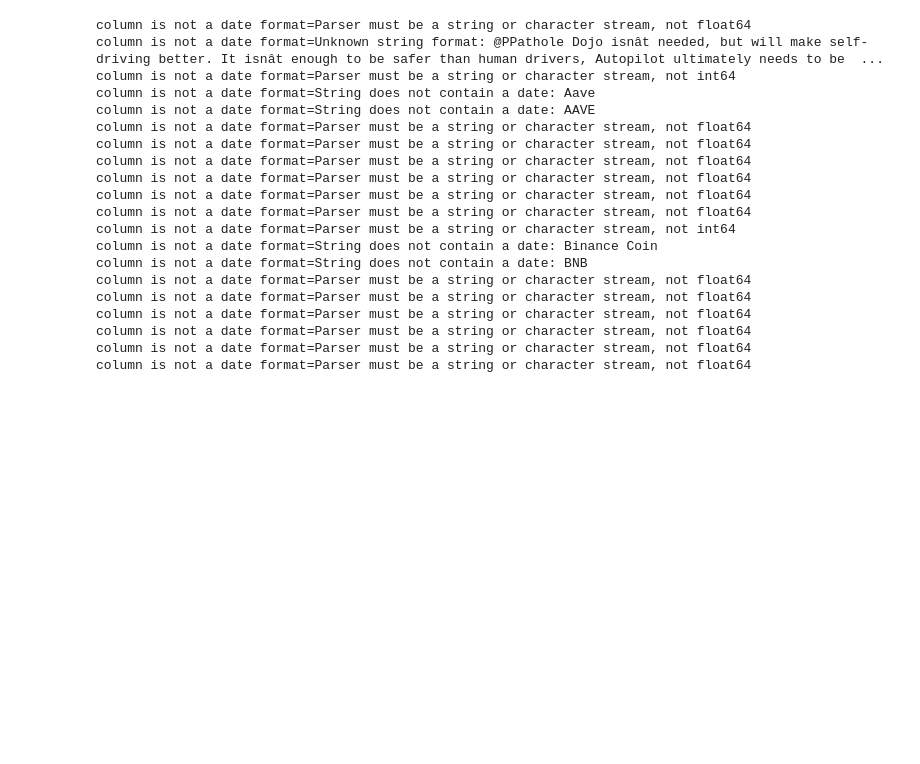
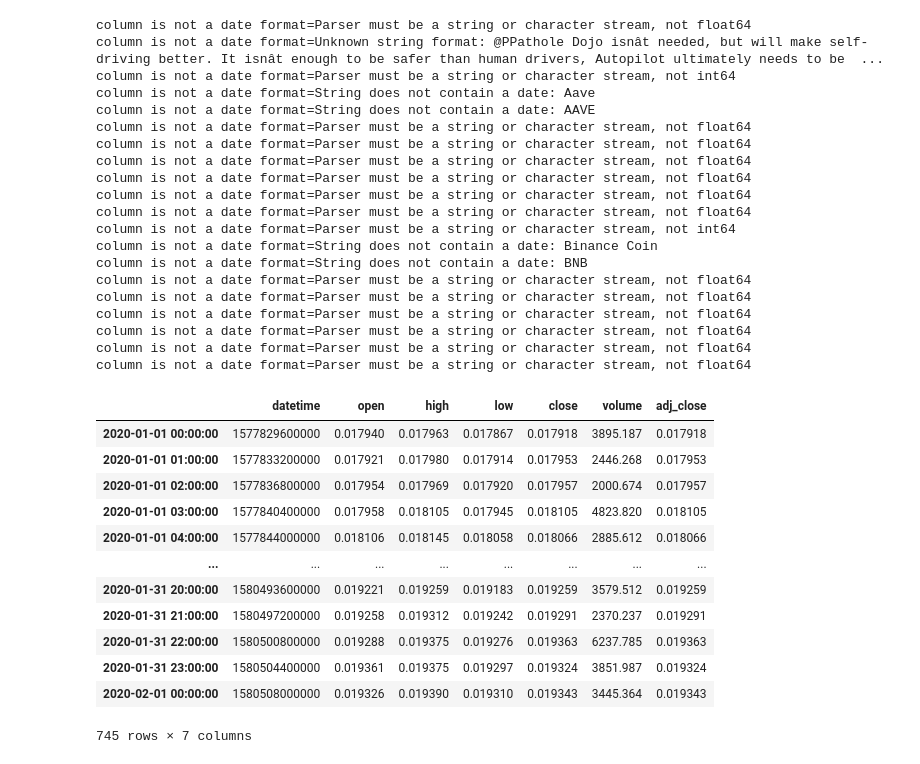
Before and after one commit to FawziElZein/data_analysis_saturn_group, a Jupyter notebook: notebook.ipynb, the cells around one changed output. Drawn from its saved outputs; the diff is of its cells as text; code cells hidden in the pictures; blank space fills up the shorter version.

```diff
--- a/notebook.ipynb
+++ b/notebook.ipynb
@@ -274,0 +313,46 @@ column is not a date format=Parser must be a string or character stream, not flo
+# %%
+def get_binance_bars(symbol, interval, startTime, endTime):
+
+    url = "https://api.binance.com/api/v3/klines"
+
+    startTime = str(int(startTime.timestamp() * 1000))
+    endTime = str(int(endTime.timestamp() * 1000))
+    limit = '1000'
+
+    req_params = {"symbol" : symbol, 'interval' : interval, 'startTime' : startTime, 'endTime' : endTime, 'limit' : limit}
+
+    df = pd.DataFrame(json.loads(requests.get(url, params = req_params).text))
+
+    if (len(df.index) == 0):
+        return None
+
+    df = df.iloc[:, 0:6]
+    df.columns = ['datetime', 'open', 'high', 'low', 'close', 'volume']
+
+    df.open      = df.open.astype("float")
+    df.high      = df.high.astype("float")
+    df.low       = df.low.astype("float")
+    df.close     = df.close.astype("float")
+    df.volume    = df.volume.astype("float")
+
+    df['adj_close'] = df['close']
+
+    df.index = [dt.datetime.fromtimestamp(x / 1000.0) for x in df.datetime]
+
+    return df
+# %%
+get_binance_bars('ETHBTC', '1h', dt.datetime(2020, 1, 1), dt.datetime(2020, 2, 1))
+# %% [output]
+|  | datetime | open | high | low | close | volume | adj_close |
+| 2020-01-01 00:00:00 | 1577829600000 | 0.017940 | 0.017963 | 0.017867 | 0.017918 | 3895.187 | 0.017918 |
+| 2020-01-01 01:00:00 | 1577833200000 | 0.017921 | 0.017980 | 0.017914 | 0.017953 | 2446.268 | 0.017953 |
+| 2020-01-01 02:00:00 | 1577836800000 | 0.017954 | 0.017969 | 0.017920 | 0.017957 | 2000.674 | 0.017957 |
+| 2020-01-01 03:00:00 | 1577840400000 | 0.017958 | 0.018105 | 0.017945 | 0.018105 | 4823.820 | 0.018105 |
+| 2020-01-01 04:00:00 | 1577844000000 | 0.018106 | 0.018145 | 0.018058 | 0.018066 | 2885.612 | 0.018066 |
+| ... | ... | ... | ... | ... | ... | ... | ... |
+| 2020-01-31 20:00:00 | 1580493600000 | 0.019221 | 0.019259 | 0.019183 | 0.019259 | 3579.512 | 0.019259 |
+| 2020-01-31 21:00:00 | 1580497200000 | 0.019258 | 0.019312 | 0.019242 | 0.019291 | 2370.237 | 0.019291 |
+| 2020-01-31 22:00:00 | 1580500800000 | 0.019288 | 0.019375 | 0.019276 | 0.019363 | 6237.785 | 0.019363 |
+| 2020-01-31 23:00:00 | 1580504400000 | 0.019361 | 0.019375 | 0.019297 | 0.019324 | 3851.987 | 0.019324 |
+| 2020-02-01 00:00:00 | 1580508000000 | 0.019326 | 0.019390 | 0.019310 | 0.019343 | 3445.364 | 0.019343 |
+745 rows × 7 columns
```
Also changed, not shown: parts of 10 cells of this notebook, 5 other files.
